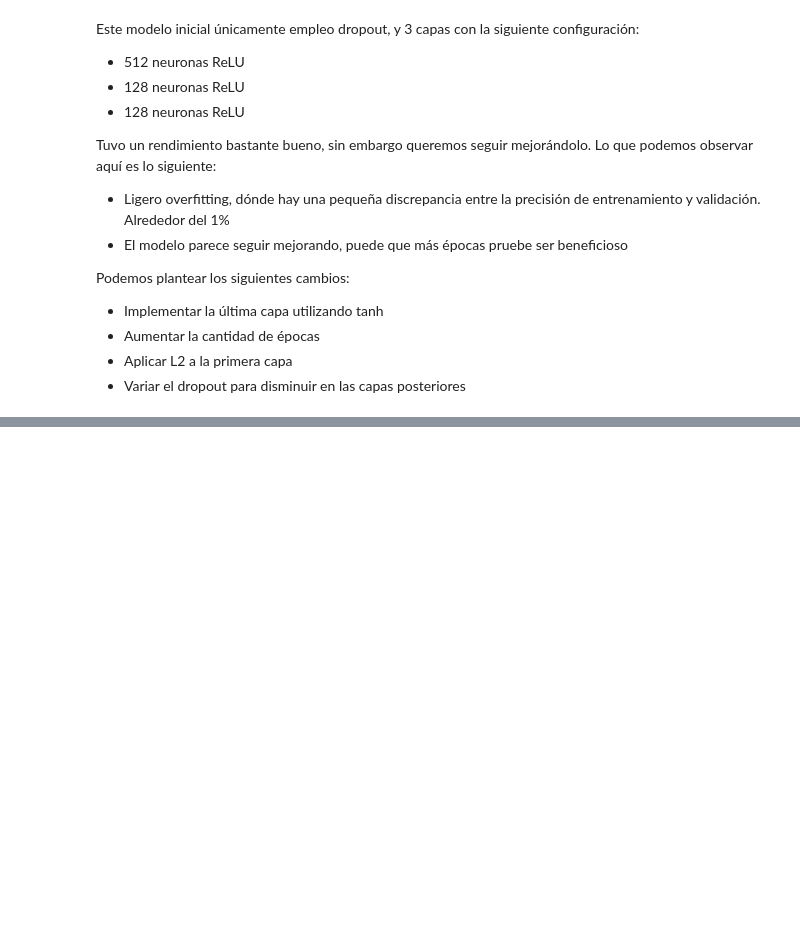
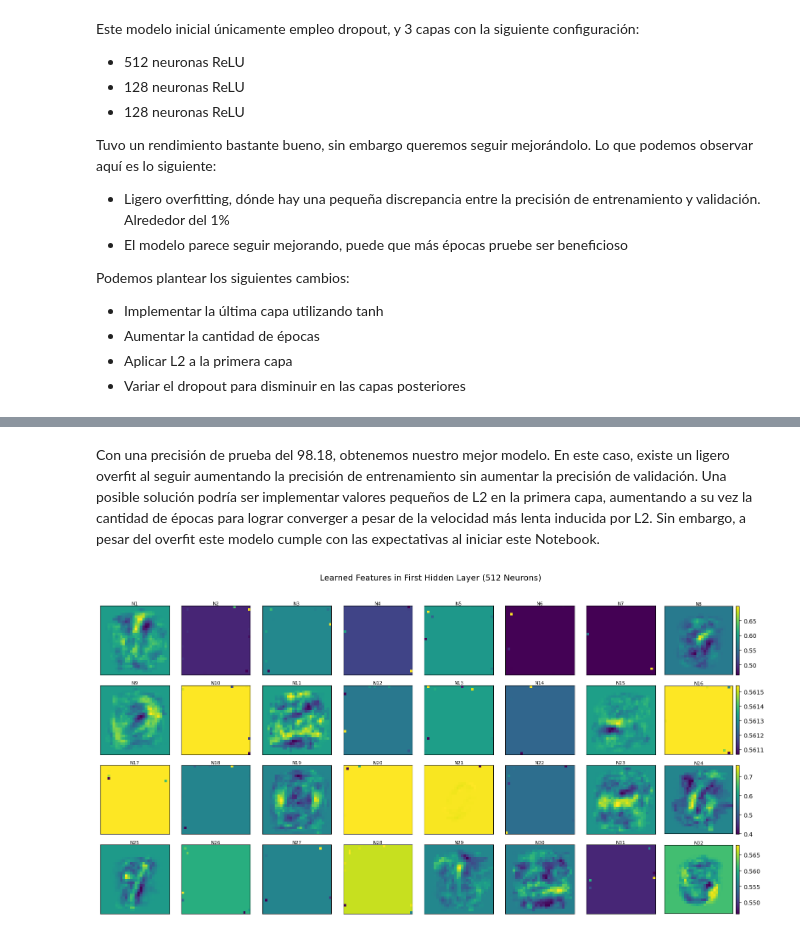
Before and after one commit to Its-Japo/DataScience, a Jupyter notebook: Lab2/MNIST.ipynb, the cells around one changed output, grey strips where cells are left out. Cells and saved outputs as stored; diff of their text form; code cells hidden in the pictures; blank space fills up the shorter version.

```diff
--- a/Lab2/MNIST.ipynb
+++ b/Lab2/MNIST.ipynb
@@ -159,12 +156,11 @@ Al aumentar el tamaño de las capas, el modelo logra realizar mejores prediccion
 # %%
 modelo = tf.keras.Sequential([
 
-    tf.keras.layers.Flatten(input_shape=(28, 28)), # capa entrada
+    tf.keras.layers.Flatten(input_shape=(28, 28)),
+    tf.keras.layers.Dense(50, activation='relu'),
+    tf.keras.layers.Dense(50, activation='relu')
 
-    tf.keras.layers.Dense(50, activation='relu'), # 1era capa escondida
-    tf.keras.layers.Dense(50, activation='relu'), # 2nda capa escondida
-
-    tf.keras.layers.Dense(tamanio_salida, activation='softmax') # capa salida
+    tf.keras.layers.Dense(tamanio_salida, activation='softmax')
 ])
 
 modelo.compile(optimizer='adam', loss='sparse_categorical_crossentropy', metrics=['accuracy'])
@@ -1255,7 +1397,7 @@ modelo = tf.keras.Sequential([
     tf.keras.layers.Flatten(input_shape=(28, 28)),
     tf.keras.layers.Dense(512, activation='relu'),
     tf.keras.layers.Dropout(0.3),
-    tf.keras.layers.Dense(128, activation='relu'),
+    tf.keras.layers.Dense(256, activation='relu'),
     tf.keras.layers.Dropout(0.2),
     tf.keras.layers.Dense(128, activation='tanh'),
     tf.keras.layers.Dropout(0.1),
@@ -1275,0 +1436,31 @@ print(f'Precisión prueba: {precision*100:.2f}% | Pérdida: {perdida:.4f}\n')
+# %% [markdown]
+Con una precisión de prueba del 98.18, obtenemos nuestro mejor modelo. En este caso, existe un ligero overfit al seguir aumentando la precisión de entrenamiento sin aumentar la precisión de validación. Una posible solución podría ser implementar valores pequeños de L2 en la primera capa, aumentando a su vez la cantidad de épocas para lograr converger a pesar de la velocidad más lenta inducida por L2. Sin embargo, a pesar del overfit este modelo cumple con las expectativas al iniciar este Notebook.
+# %%
+import matplotlib.pyplot as plt
+import numpy as np
+
+
+weights = modelo.layers[1].get_weights()[0]
+
+weights = (weights - weights.min()) / (weights.max() - weights.min())
+
+plt.figure(figsize=(16, 8))
+plt.suptitle('Learned Features in First Hidden Layer (512 Neurons)', y=1.02, fontsize=14)
+plt.subplots_adjust(wspace=0.1, hspace=0.1)
+
+for i in range(32):
+    plt.subplot(4, 8, i+1)
+    neuron_weights = weights[:, i].reshape(28, 28)
+
+    plt.imshow(neuron_weights, cmap='viridis', interpolation='none')
+    plt.xticks([])
+    plt.yticks([])
+    plt.title(f'N{i+1}', fontsize=8, pad=2)
+
+    if i % 8 == 7:
+        plt.colorbar(fraction=0.046, pad=0.04)
+
+plt.tight_layout()
+plt.show()
+# %% [output]
+[figure, added]
```
Also changed, not shown: parts of 31 cells of this notebook.
